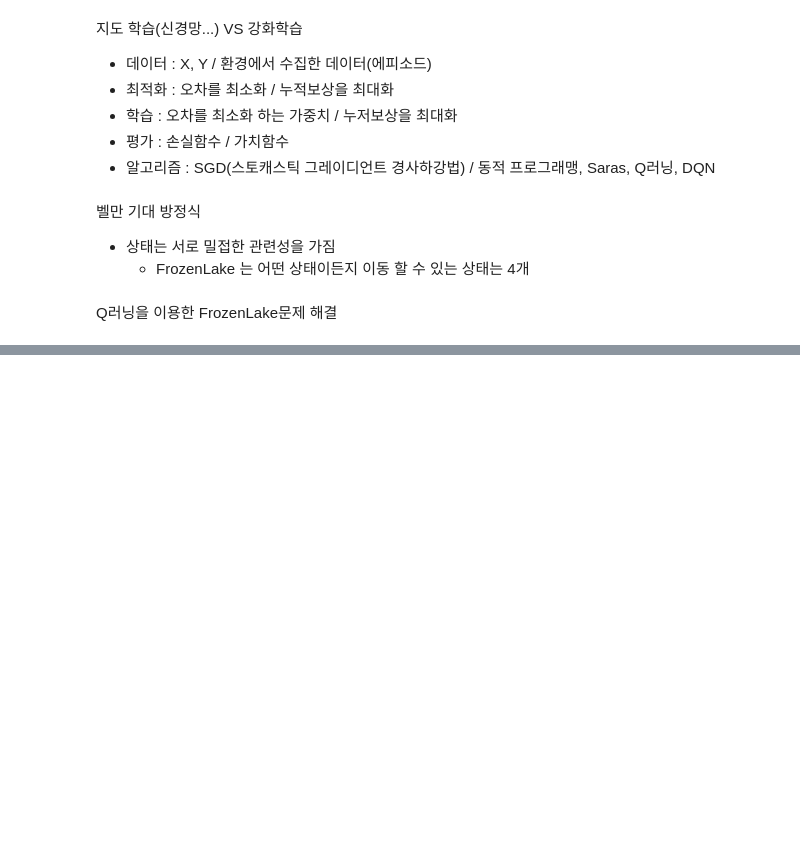
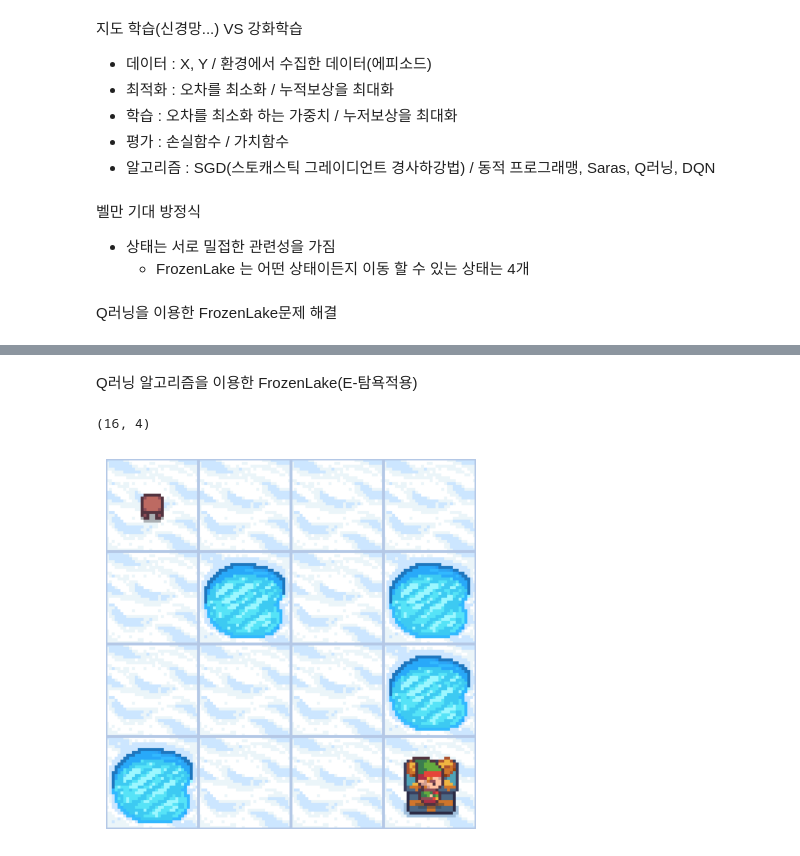
Before and after one commit to leekyuyoung202306/PYTHON, a Jupyter notebook: 22주차/강화학습.ipynb, the cells around one changed output, grey strips where cells are left out. Saved outputs shown, nothing was run; the diff lists cells and outputs as text; code cells hidden in the pictures; blank space fills up the shorter version.

```diff
--- a/22주차/강화학습.ipynb
+++ b/22주차/강화학습.ipynb
@@ -238,0 +261,57 @@ print(Q)
+# %% [markdown]
+Q러닝 알고리즘을 이용한 FrozenLake(E-탐욕적용)
+# %%
+env.observation_space.n, env.action_space.n
+# %% [output]
+(16, 4)
+# %%
+import gym
+import numpy as np
+import matplotlib.pyplot as plt
+env = gym.make('FrozenLake-v1', is_slippery=False)  # is_slippery 미끄러짐 여부1
+Q = np.zeros([env.observation_space.n, env.action_space.n])  #Q 배열 초기화 상태및 행동에 대한 가치
+
+rho = 0.9 # 학습률
+lamda = 0.99 # 할인율        미래의 보상을 현재 가치로 얼마나 감소시킬지를 결정
+eps = 1.0    # 엡실론 비율
+eps_decay = 0.999  # 삭감 비율  속도제어, 높은수록 감쇠 속도가 느림
+
+n_episode = 3000
+length_episode = 100
+
+# plt.figure(figsize=(10,8))
+# 최적 행동 가치 함수 찾기
+for i in range(n_episode):
+  s = env.reset()   # 새로운 에피소드 시작
+  for j in range(length_episode):
+    r = np.random.random()
+    eps = max(0.01,eps*eps_decay)  # 시간이 지남에 따라서 탐험형 정도를 줄임
+    if(r < eps): # 랜덤정책
+      a = np.random.randint(0,env.action_space.n)
+    else:
+      argmaxs = np.argwhere(Q[s,:]== np.amax(Q[s,:])).flatten().tolist()    # 상태 s에 대해서 최대값을 갖는 행동을 모두 찾아 리스트에 저장
+      a = np.random.choice(argmaxs) # 무작위로 하나 선택
+    s1,r,done,_ =  env.step(a) # 상태s1과 보상 r을 얻습니다.
+    Q[s,a] = Q[s,a]+ rho*(r+lamda*np.max(Q[s1,:]-Q[s,a]))  # 보상을 갱신
+    s = s1 # 상태를 다음상태로 전이(업데이트)
+
+    # 시각화
+    # image_data = env.render(mode='rgb_array')
+    # image_data = np.asarray(image_data,dtype=np.uint8)
+    # plt.subplot(10,10,i + 1)
+    # plt.imshow(image_data)
+    # plt.axis('off')
+    if done:
+      break
+
+np.set_printoptions(precision=2)  # 출력을 소수점 2자리 이하로 설정
+
+# 시각화
+image_data = env.render(mode='rgb_array')
+image_data = np.asarray(image_data,dtype=np.uint8)
+plt.imshow(image_data)
+plt.axis('off')
+plt.show()
+env.close()
+# %% [output]
+[figure, added]
```
Also changed, not shown: parts of 18 cells of this notebook.
